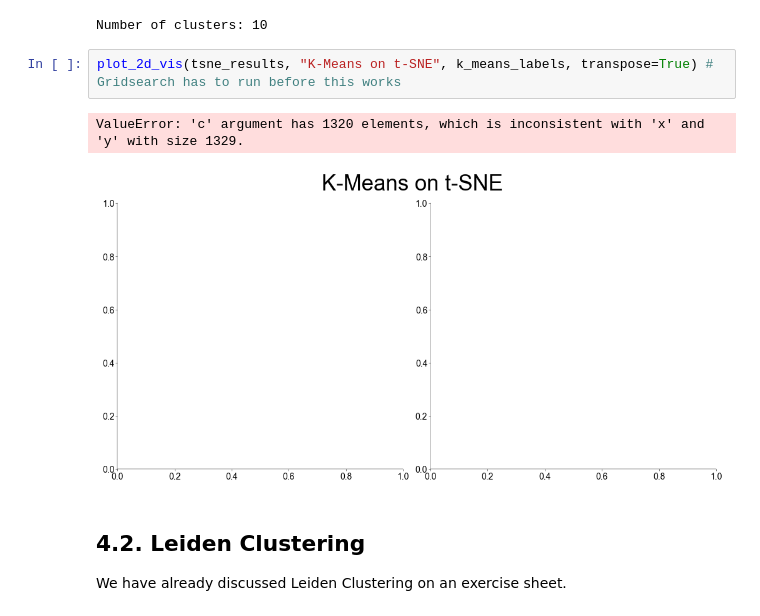
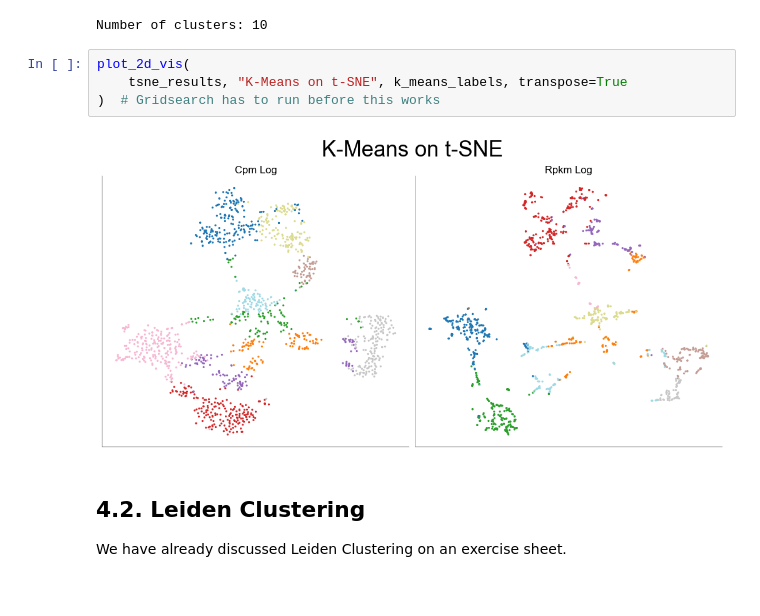
Before and after one commit to H-Kugler/neural-data-science, a Jupyter notebook: final_project/practical03_hand_in.ipynb, the cells around one changed output. Saved outputs shown, nothing was run; the diff lists cells and outputs as text.

Commit message:
results of handing running through

```diff
--- a/final_project/practical03_hand_in.ipynb
+++ b/final_project/practical03_hand_in.ipynb
@@ -922,10 +919,11 @@ for norm_key, sub_dict in pca_results.items():
 # %% [output]
 Number of clusters: 10
 # %%
-plot_2d_vis(tsne_results, "K-Means on t-SNE", k_means_labels, transpose=True) # Gridsearch has to run before this works
+plot_2d_vis(
+    tsne_results, "K-Means on t-SNE", k_means_labels, transpose=True
+)  # Gridsearch has to run before this works
 # %% [output]
-ValueError: 'c' argument has 1320 elements, which is inconsistent with 'x' and 'y' with size 1329.
-[figure, old version]
+[figure, new version]
 # %% [markdown]
 ## 4.2. Leiden Clustering
 
```
Also changed, not shown: parts of 9 cells of this notebook, 1 other file.
